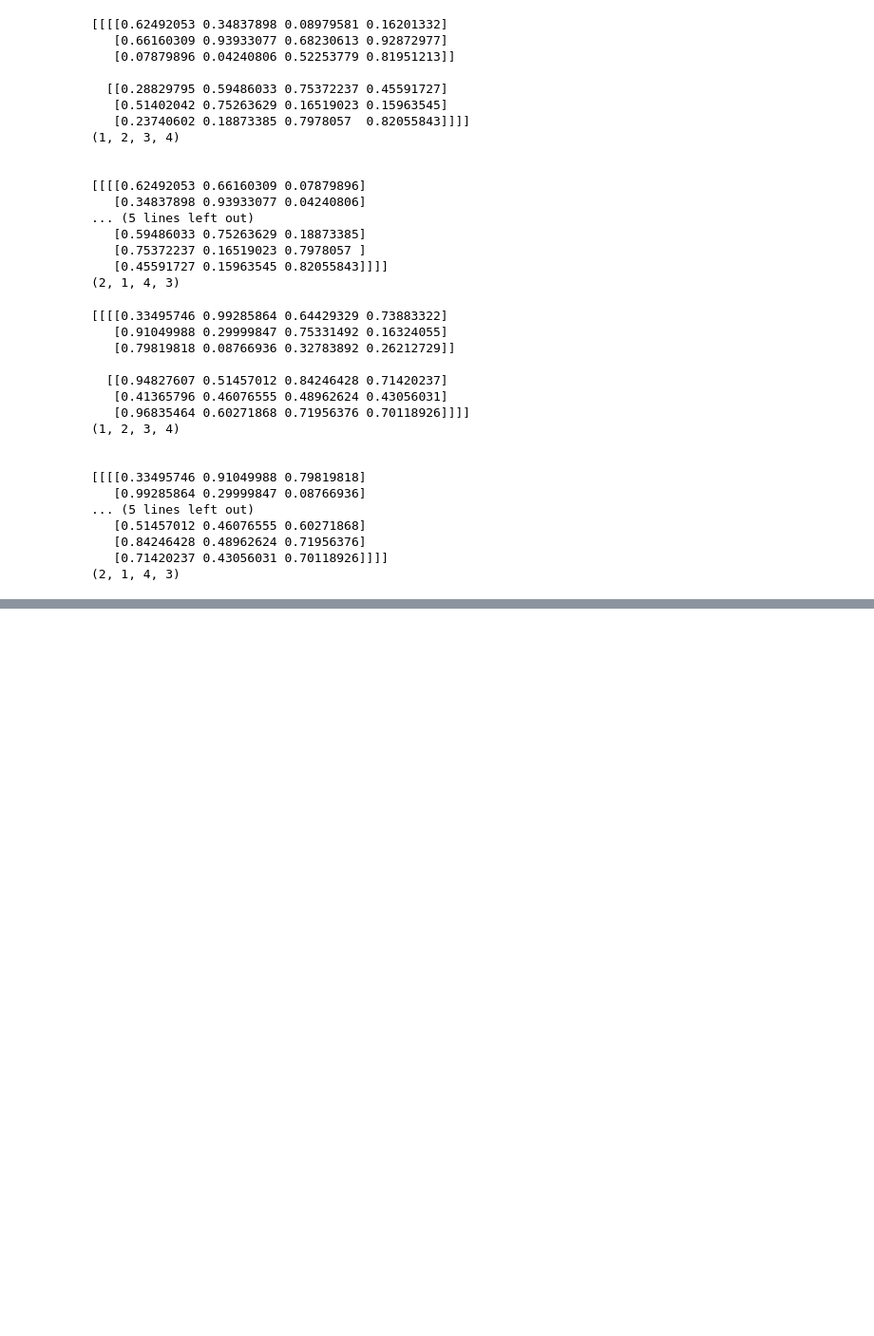
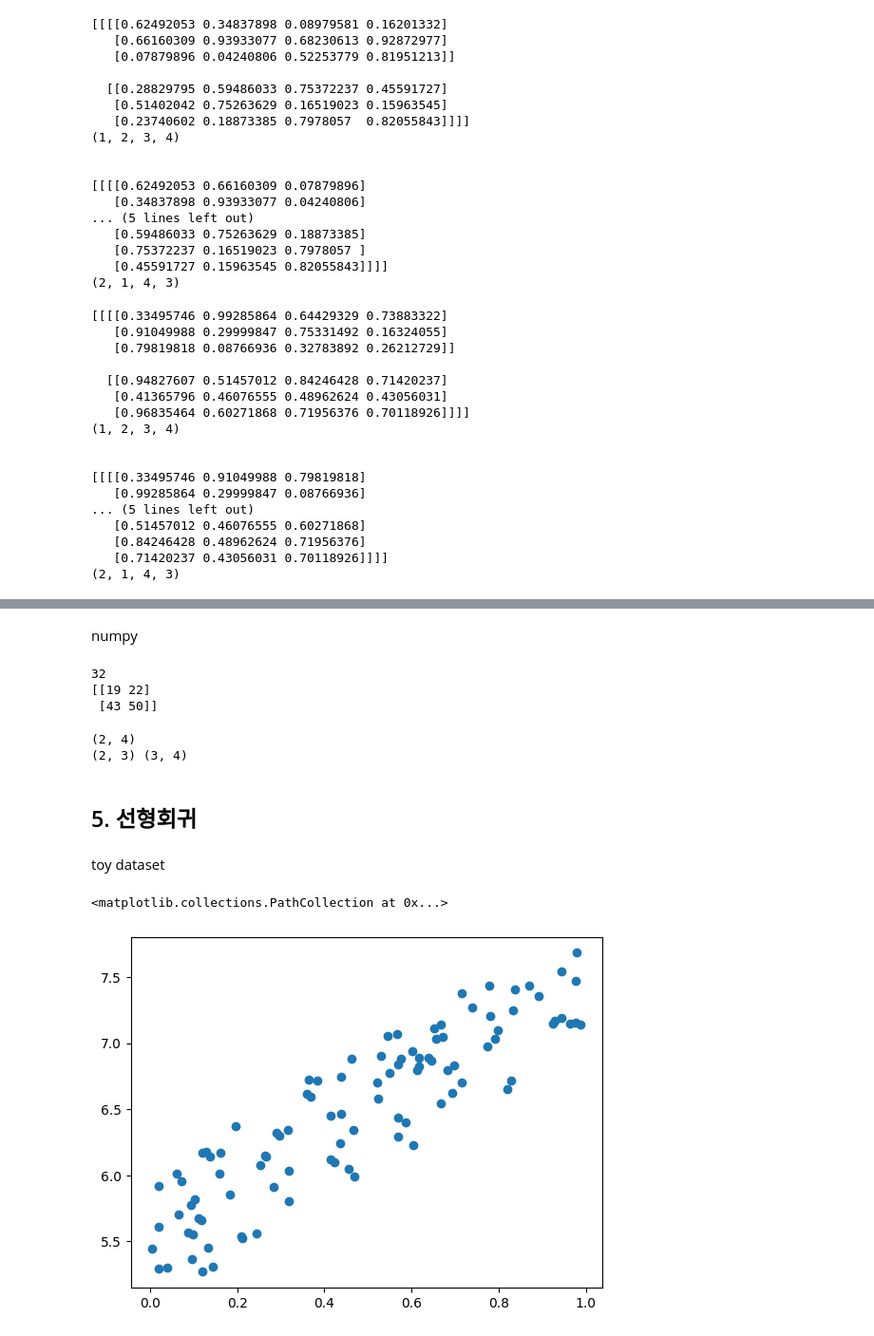
Before and after one commit to ggomaeng514/deep-learning-from-scratch-3, a Jupyter notebook: deep-learning-from-scratch-3/running_steps02.ipynb, the cells around one changed output, grey strips where cells are left out. Shown at 95% size. Saved outputs shown, nothing was run; the diff lists cells and outputs as text; code cells hidden in the pictures; blank space fills up the shorter version.

```diff
--- a/deep-learning-from-scratch-3/running_steps02.ipynb
+++ b/deep-learning-from-scratch-3/running_steps02.ipynb
@@ -255,0 +440,58 @@ print(y.shape)
+# %% [markdown]
+numpy
+# %%
+a=np.array([1,2,3])
+b=np.array([4,5,6])
+c=np.dot(a,b)
+print(c)
+
+a=np.array([[1,2],[3,4]])
+b=np.array([[5,6],[7,8]])
+c=np.dot(a,b)
+print(c)
+# %% [output]
+32
+[[19 22]
+ [43 50]]
+# %%
+# class MatMul(Function):
+#     def forward(self, x, W):
+#         y = x.dot(W)
+#         return y
+
+#     def backward(self, gy):
+#         x, W = self.inputs
+#         gx = matmul(gy, W.T)
+#         gW = matmul(x.T, gy)
+#         return gx, gW
+
+
+# def matmul(x, W):
+#     f = MatMul()
+#     return f(x, W)
+
+x=Variable(np.random.randn(2,3))
+W=Variable(np.random.randn(3,4))
+y=F.matmul(x,W)
+y.backward()
+
+print(y.shape)
+print(x.grad.shape, W.grad.shape)
+# %% [output]
+(2, 4)
+(2, 3) (3, 4)
+# %% [markdown]
+## 5. 선형회귀
+# %% [markdown]
+toy dataset
+# %%
+import matplotlib.pyplot as plt
+
+np.random.seed(0)
+x=np.random.rand(100,1)
+y=5 + 2 * x + np.random.rand(100,1)
+
+plt.scatter(x,y)
+# %% [output]
+<matplotlib.collections.PathCollection at 0x...>
+[figure, added]
```
Also changed, not shown: parts of 133 cells of this notebook, 13 other files.
